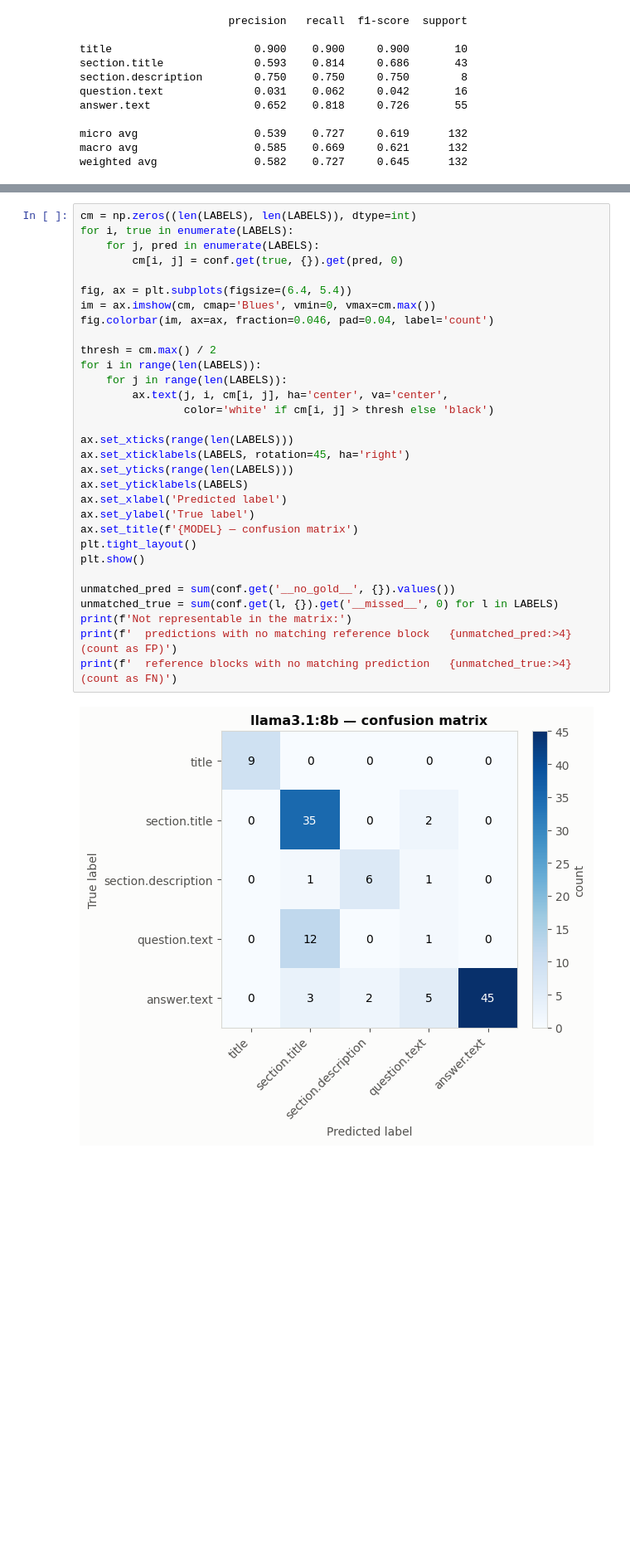
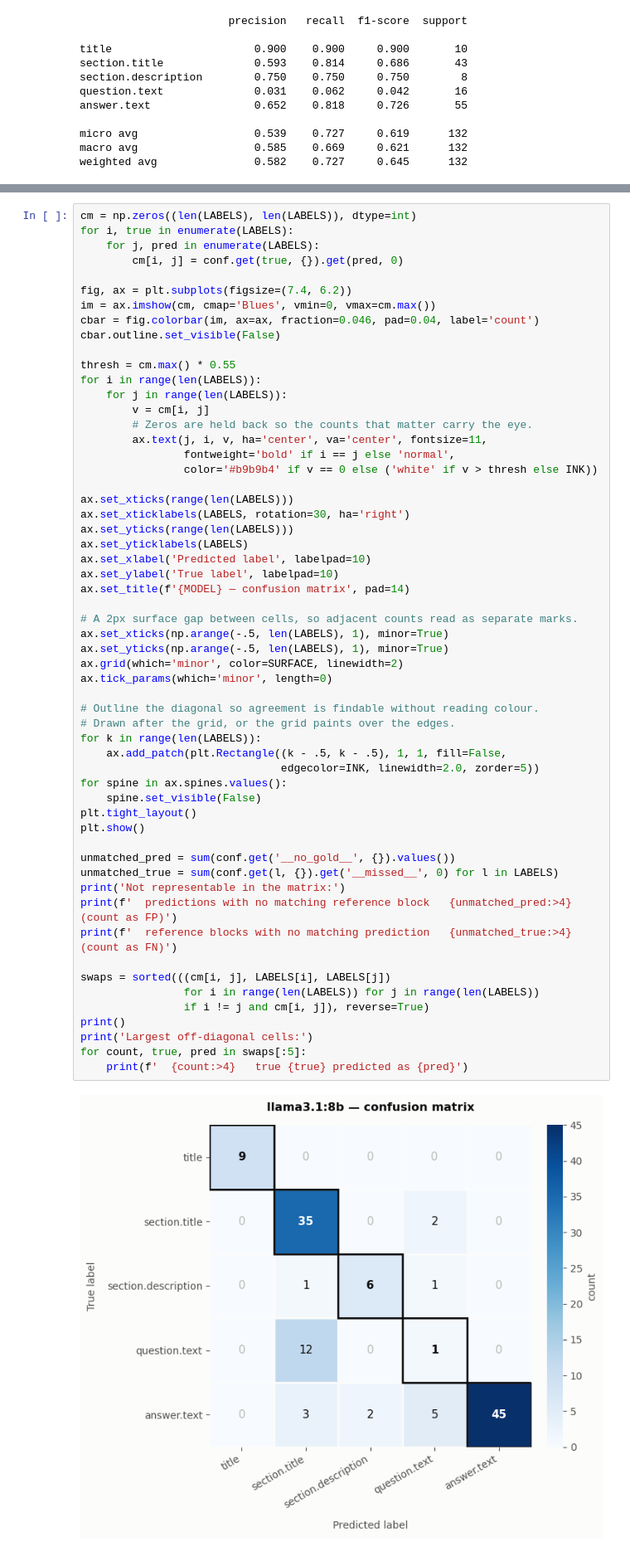
Before and after one commit to fairdataihub/dmpbridge, a Jupyter notebook: notebooks/1-llama31-8b-results-pdfplumber.ipynb, the cells around one changed output, grey strips where cells are left out. Shown at 83% size. Saved outputs shown, nothing was run; the diff lists cells and outputs as text; blank space fills up the shorter version.

```diff
--- a/notebooks/1-llama31-8b-results-pdfplumber.ipynb
+++ b/notebooks/1-llama31-8b-results-pdfplumber.ipynb
@@ -178,36 +195,62 @@ did not produce has no predicted class. Those are counted separately beneath.
 # %%
 cm = np.zeros((len(LABELS), len(LABELS)), dtype=int)
 for i, true in enumerate(LABELS):
     for j, pred in enumerate(LABELS):
         cm[i, j] = conf.get(true, {}).get(pred, 0)
 
-fig, ax = plt.subplots(figsize=(6.4, 5.4))
+fig, ax = plt.subplots(figsize=(7.4, 6.2))
 im = ax.imshow(cm, cmap='Blues', vmin=0, vmax=cm.max())
-fig.colorbar(im, ax=ax, fraction=0.046, pad=0.04, label='count')
+cbar = fig.colorbar(im, ax=ax, fraction=0.046, pad=0.04, label='count')
+cbar.outline.set_visible(False)
 
-thresh = cm.max() / 2
+thresh = cm.max() * 0.55
 for i in range(len(LABELS)):
     for j in range(len(LABELS)):
-        ax.text(j, i, cm[i, j], ha='center', va='center',
-                color='white' if cm[i, j] > thresh else 'black')
+        v = cm[i, j]
+        # Zeros are held back so the counts that matter carry the eye.
+        ax.text(j, i, v, ha='center', va='center', fontsize=11,
+                fontweight='bold' if i == j else 'normal',
+                color='#b9b9b4' if v == 0 else ('white' if v > thresh else INK))
 
 ax.set_xticks(range(len(LABELS)))
-ax.set_xticklabels(LABELS, rotation=45, ha='right')
+ax.set_xticklabels(LABELS, rotation=30, ha='right')
 ax.set_yticks(range(len(LABELS)))
 ax.set_yticklabels(LABELS)
-ax.set_xlabel('Predicted label')
-ax.set_ylabel('True label')
-ax.set_title(f'{MODEL} — confusion matrix')
+ax.set_xlabel('Predicted label', labelpad=10)
+ax.set_ylabel('True label', labelpad=10)
+ax.set_title(f'{MODEL} — confusion matrix', pad=14)
+
+# A 2px surface gap between cells, so adjacent counts read as separate marks.
+ax.set_xticks(np.arange(-.5, len(LABELS), 1), minor=True)
+ax.set_yticks(np.arange(-.5, len(LABELS), 1), minor=True)
+ax.grid(which='minor', color=SURFACE, linewidth=2)
+ax.tick_params(which='minor', length=0)
+
+# Outline the diagonal so agreement is findable without reading colour.
+# Drawn after the grid, or the grid paints over the edges.
+for k in range(len(LABELS)):
+    ax.add_patch(plt.Rectangle((k - .5, k - .5), 1, 1, fill=False,
+                               edgecolor=INK, linewidth=2.0, zorder=5))
+for spine in ax.spines.values():
+    spine.set_visible(False)
 plt.tight_layout()
 plt.show()
 
 unmatched_pred = sum(conf.get('__no_gold__', {}).values())
 unmatched_true = sum(conf.get(l, {}).get('__missed__', 0) for l in LABELS)
-print(f'Not representable in the matrix:')
+print('Not representable in the matrix:')
 print(f'  predictions with no matching reference block   {unmatched_pred:>4}   (count as FP)')
 print(f'  reference blocks with no matching prediction   {unmatched_true:>4}   (count as FN)')
+
+swaps = sorted(((cm[i, j], LABELS[i], LABELS[j])
+                for i in range(len(LABELS)) for j in range(len(LABELS))
+                if i != j and cm[i, j]), reverse=True)
+print()
+print('Largest off-diagonal cells:')
+for count, true, pred in swaps[:5]:
+    print(f'  {count:>4}   true {true} predicted as {pred}')
 # %% [output]
-[figure, old version]
+[figure, new version]
 Not representable in the matrix:
   predictions with no matching reference block     56   (count as FP)
   reference blocks with no matching prediction     10   (count as FN)
```
Also changed, not shown: parts of 3 cells of this notebook.
